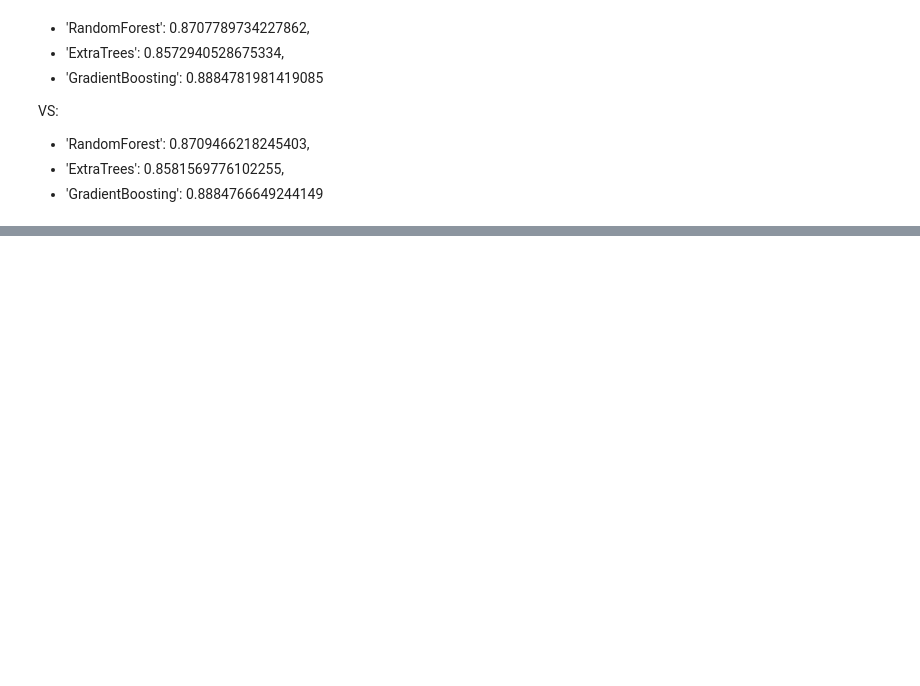
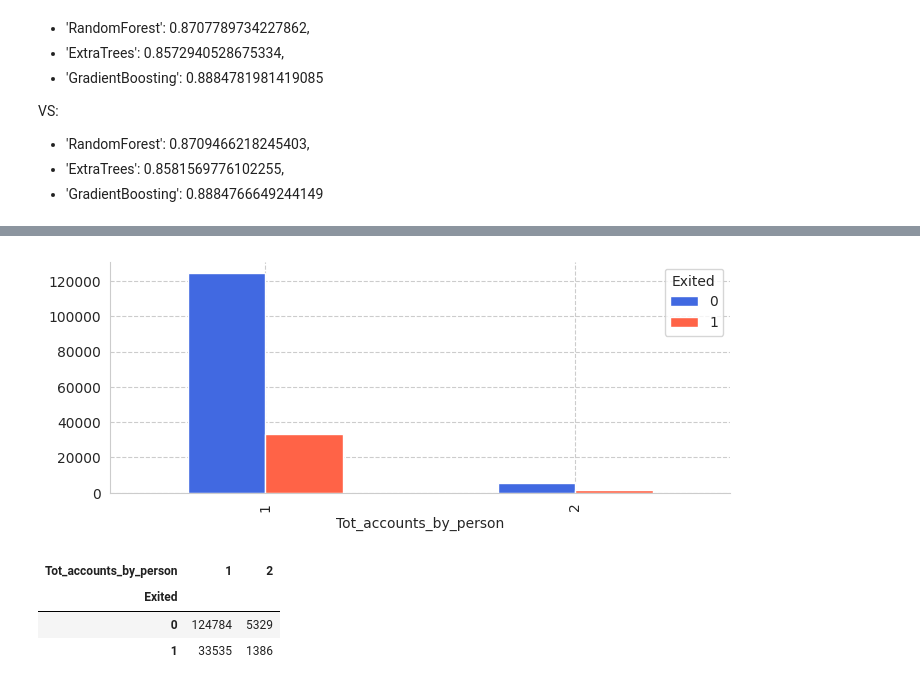
Before and after one commit to fabriziobasso/kaggle, a Jupyter notebook: S4E1_EDA.ipynb, the cells around one changed output, grey strips where cells are left out. Cells and saved outputs as stored; diff of their text form; code cells hidden in the pictures; blank space fills up the shorter version.

```diff
--- a/S4E1_EDA.ipynb
+++ b/S4E1_EDA.ipynb
@@ -1396,0 +1537,5 @@ plt.scatter(double_accounts.Exited,double_accounts.NumOfProducts)
+# %%
+merge_col = ["CustomerId","Surname","EstimatedSalary","Geography","Gender","Age","CreditScore"]
+
+df = train.join(double_accounts.set_index(merge_col),on=merge_col,how='inner',rsuffix='_o')
+df.isna().sum()
@@ -1396,0 +1558,5 @@ plt.scatter(double_accounts.Exited,double_accounts.NumOfProducts)
+# %%
+double_accounts = train.reset_index().groupby(["CustomerId","Surname","EstimatedSalary","Gender","Age","CreditScore"], as_index=False)[["Balance"]].agg({"Balance":"count"})
+double_accounts.sort_values("Balance",axis=0,ascending=False, inplace=True)
+double_accounts.rename({"Balance":"Tot_accounts_by_person"},axis=1,inplace=True)
+double_accounts.head()
@@ -1396,0 +1570,5 @@ plt.scatter(double_accounts.Exited,double_accounts.NumOfProducts)
+# %%
+merge_col = ["CustomerId","Surname","EstimatedSalary","Gender","Age","CreditScore"]
+
+df = df.join(double_accounts.set_index(merge_col),on=merge_col,how='inner',rsuffix='_o')
+df.shape,train.shape
@@ -1396,0 +1606,18 @@ plt.scatter(double_accounts.Exited,double_accounts.NumOfProducts)
+# %%
+fig,axs=plt.subplots(1,1,figsize=(8,3),sharex=True)
+
+df_=df.copy()
+df_["Tot_accounts_by_person"] = df_["Tot_accounts_by_person"].clip(0, 2)
+df_bc = df_.groupby(["Tot_accounts_by_person","Exited"])["Exited"].agg("count").unstack("Tot_accounts_by_person")
+#
+
+df_bc.T.plot(kind='bar', stacked=False, color=['royalblue', 'tomato'], ax=axs);
+# %% [output]
+[figure, added]
+# %%
+df_bc
+# %% [output]
+| Tot_accounts_by_person | 1 | 2 |
+| Exited |  |  |
+| 0 | 124784 | 5329 |
+| 1 | 33535 | 1386 |
```
Also changed, not shown: parts of 38 cells of this notebook.
